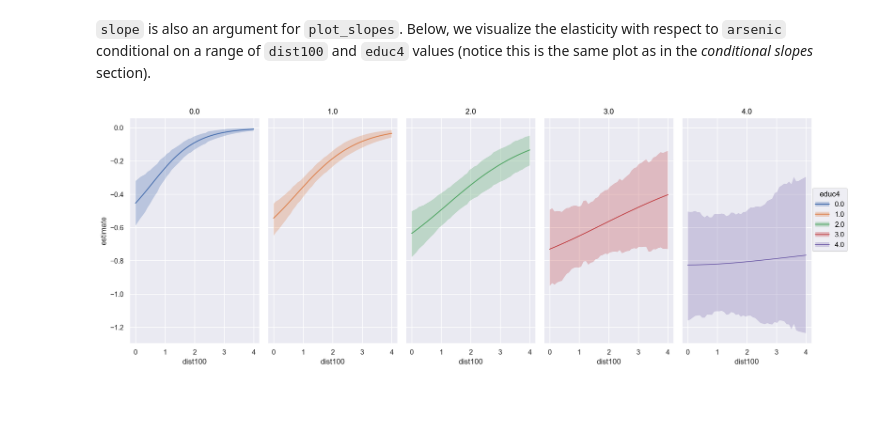
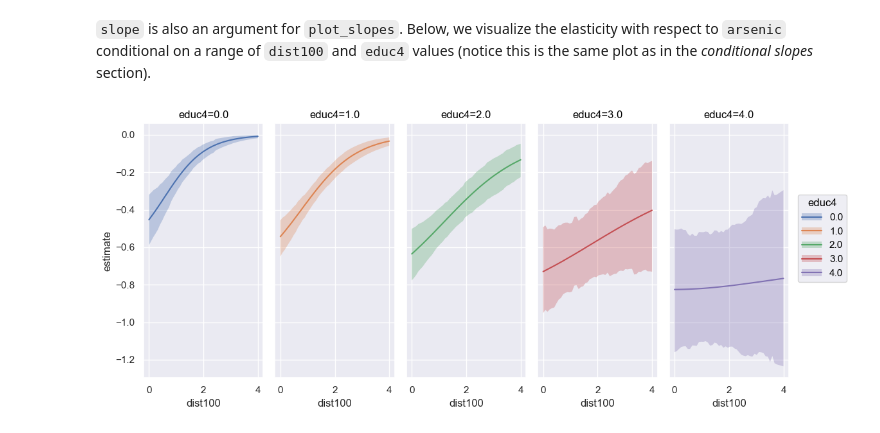
Before and after one commit to bambinos/bambi, a Jupyter notebook: docs/notebooks/plot_slopes.ipynb, the cells around one changed output. Cells and saved outputs as stored; diff of their text form; code cells hidden in the pictures; blank space fills up the shorter version.

```diff
--- a/docs/notebooks/plot_slopes.ipynb
+++ b/docs/notebooks/plot_slopes.ipynb
@@ -449,18 +445,18 @@ result.summary
 # %%
 bmb.interpret.plot_slopes(
     well_model_interact,
     well_idata_interact,
     wrt="arsenic",
     conditional={
         "dist100": np.linspace(0, 4, 50),
         "educ4": np.arange(0, 5, 1)
     },
     slope="eyex",
     subplot_kwargs={"main": "dist100", "group": "educ4", "panel": "educ4"},
-    fig_kwargs={"theme": {"figure.figsize": (16, 6)}}
-)
+    fig_kwargs={"theme": {"figure.figsize": (12, 5)}, "title": "educ4={}".format}
+).layout(extent=[0, 0, 0.92, 1]).show()
 # %% [output]
-[figure, old version]
+[figure, new version]
 # %%
 %load_ext watermark
 %watermark -n -u -v -iv -w
```
Also changed, not shown: parts of 5 cells of this notebook, 7 other files.
